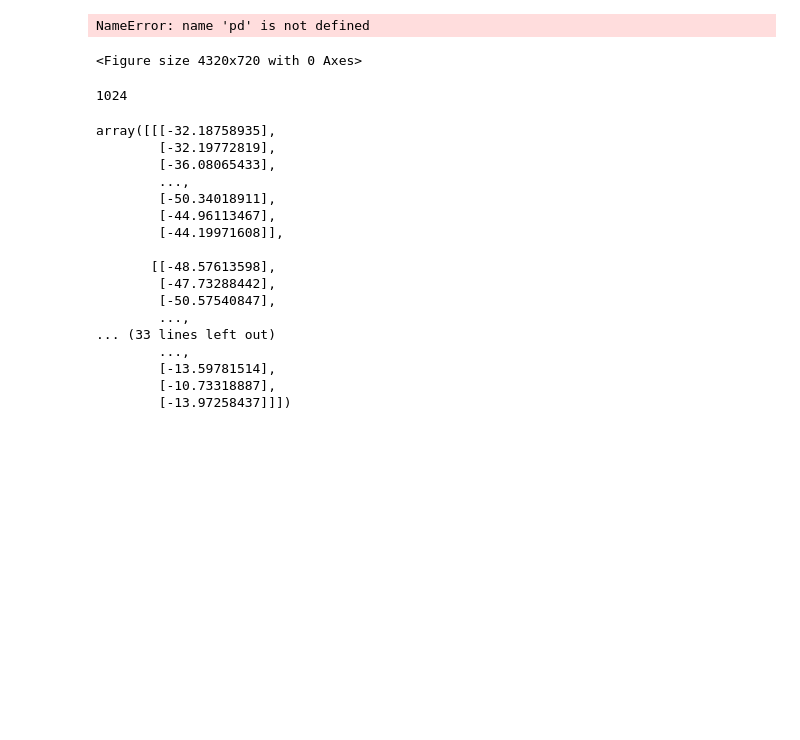
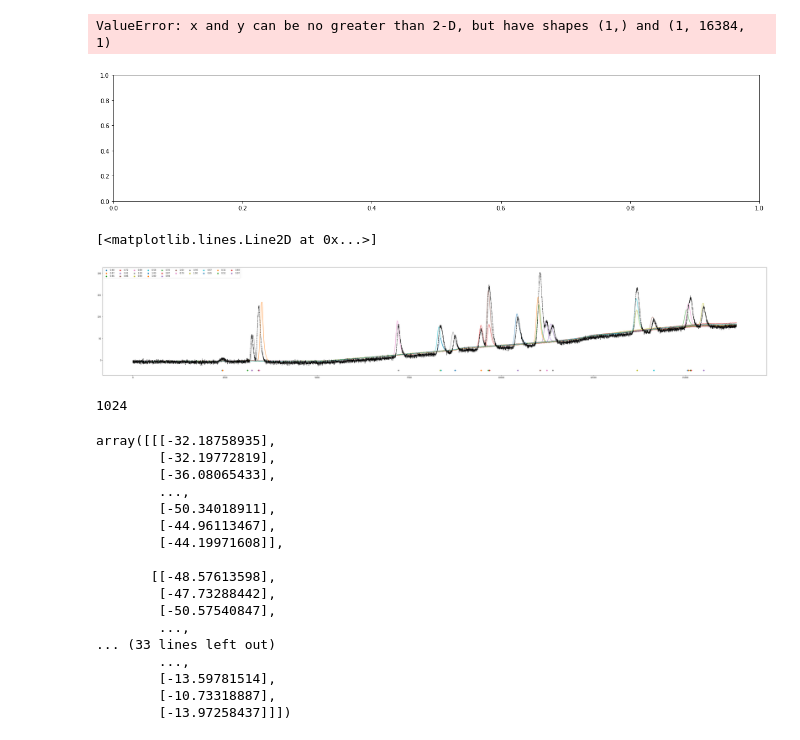
Before and after one commit to akensert/deep-learning-peak-detection, a Jupyter notebook: notebooks/01_convolutional-neural-network.ipynb, the cells around one changed output. Drawn from its saved outputs; the diff is of its cells as text; code cells hidden in the pictures; blank space fills up the shorter version.

```diff
--- a/notebooks/01_convolutional-neural-network.ipynb
+++ b/notebooks/01_convolutional-neural-network.ipynb
@@ -357,14 +353,22 @@ NameError: name 'pd' is not defined
+# %%
+plt.figure(figsize=(20, 4))
+plt.plot(x)
+plt.xlim(4000, 4100)
+plt.ylim(20, 100)
+# %% [output]
+ValueError: x and y can be no greater than 2-D, but have shapes (1,) and (1, 16384, 1)
+[figure, added]
 # %%
 plt.figure(figsize=(60, 10))
 
 
-csv = pd.read_csv('data/GRA_ALL_F10.CSV', header=None, sep='\t', encoding='utf-16')
+csv = pd.read_csv('../input/chrom_1/GRA_ALL_F160.CSV', header=None, sep='\t', encoding='utf-16')
 x = csv[1].values
 x = apply_interpolation(x, 16384)
 x = x[None, :, None] *  20
-out = model.predict(x / x.max())[0]
+out = model.predict(x)[0]
 
-for c in glob.glob('data/GRA_[0-9]*'):
+for c in glob.glob('../input/chrom_1/GRA_[0-9]*'):
     csv = pd.read_csv(c, header=None, sep='\t', encoding='utf-16')
     d = csv[1].values
     d = apply_interpolation(d, 16384)
@@ -372,7 +376,7 @@ for c in glob.glob('data/GRA_[0-9]*'):
     plt.plot(d)
 
 
-probs, locs, areas = label_encoder.decode(out, 0.5)
+probs, locs, areas = label_encoder.decode(out, 0.3)
 for i, (p, l, a) in enumerate(zip(probs, locs, areas)):
    # print(p, l, a)
     plt.scatter(l * 16384, np.min(x)-10, c=f'C{i}', label=f'{p:.2f}')
@@ -388,8 +392,8 @@ for i, (p, l, a) in enumerate(zip(probs, locs, areas)):
 plt.legend(loc=2, ncol=10)
 plt.plot(x[0, :, 0], c='black', linestyle='--')
 # %% [output]
-NameError: name 'pd' is not defined
+[<matplotlib.lines.Line2D at 0x...>]
-<Figure size 4320x720 with 0 Axes>
+[figure, added]
 # %%
 encoder.num_windows
 # %% [output]
```
Also changed, not shown: parts of 14 cells of this notebook, 1 other file.
